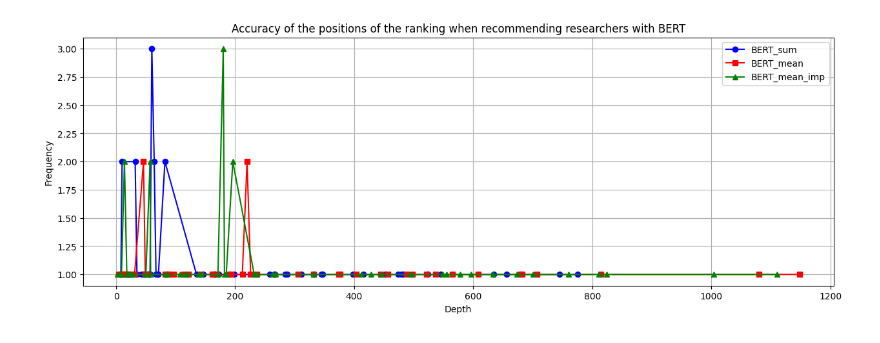
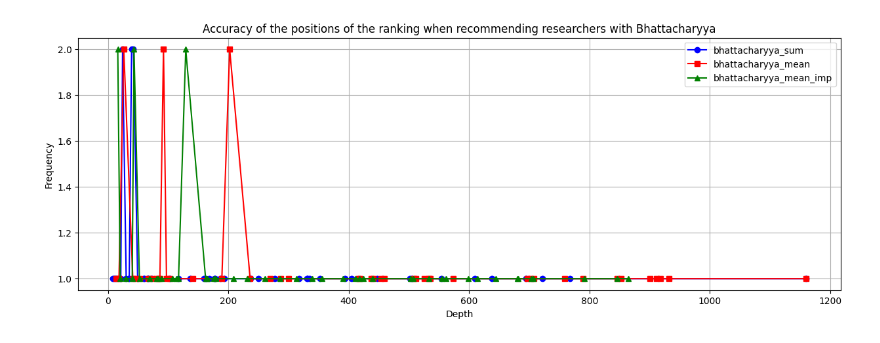
Before and after one commit to AI4University/recommendation_system_validation, a Jupyter notebook: plot_ranking.ipynb, the cells around one changed output. Drawn from its saved outputs; the diff is of its cells as text; code cells hidden in the pictures.

```diff
--- a/plot_ranking.ipynb
+++ b/plot_ranking.ipynb
@@ -30,11 +30,13 @@ def contar_repeticiones(lista):
 methods = ['BERT', 'bhattacharyya', 'separated', 'semiseparated']
 agg_methods = ['sum', 'mean', 'mean_imp']
 
-method = methods[0]
-agg_method = agg_methods[0]
+method = methods[1]
+#agg_method = agg_methods[0]
 
 dict_results_researchers = {}
 dict_results_calls = {}
+scores_researchers = []
+scores_calls = []
 
 for agg_method in agg_methods:
     positions_researchers, positions_calls, scores_similarity_researchers, scores_similarity_calls, scores_position_researchers, scores_position_calls, scores_department_researchers,  scores_cluster_calls = [], [], [], [], [], [], [], []
@@ -71,28 +73,35 @@ for agg_method in agg_methods:
         except:
             errores.append(i)
 
-        dict_results_researchers['{}_{}'.format(method, agg_method)] = contar_repeticiones(positions_researchers)
-        dict_results_calls['{}_{}'.format(method, agg_method)] = contar_repeticiones(positions_calls)
+    scores_researchers.append([np.mean(scores_similarity_researchers), np.mean(scores_position_researchers), np.mean(scores_department_researchers)])
+    scores_calls.append([np.mean(scores_similarity_calls), np.mean(scores_position_calls), np.mean(scores_cluster_calls)])
+
+    dict_results_researchers['{}_{}'.format(method, agg_method)] = contar_repeticiones(positions_researchers)
+    dict_results_calls['{}_{}'.format(method, agg_method)] = contar_repeticiones(positions_calls)
 # %%
-researchers_BERT_sum = dict_results_researchers['BERT_sum']
-researchers_BERT_mean = dict_results_researchers['BERT_mean']
-researchers_BERT_mean_imp = dict_results_researchers['BERT_mean_imp']
+researchers_BERT_sum = dict_results_researchers['bhattacharyya_sum']
+researchers_BERT_mean = dict_results_researchers['bhattacharyya_mean']
+researchers_BERT_mean_imp = dict_results_researchers['bhattacharyya_mean_imp']
+
+calls_BERT_sum = dict_results_calls['bhattacharyya_sum']
+calls_BERT_mean = dict_results_calls['bhattacharyya_mean']
+calls_BERT_mean_imp = dict_results_calls['bhattacharyya_mean_imp']
 # %%
 keys_sum, values_sum = list(researchers_BERT_sum.keys()), list(researchers_BERT_sum.values())
 keys_mean, values_mean= list(researchers_BERT_mean.keys()), list(researchers_BERT_mean.values())
 keys_mean_imp, values_mean_imp = list(researchers_BERT_mean_imp.keys()), list(researchers_BERT_mean_imp.values())
 
 plt.figure(figsize=(15, 5))
 plt.plot(keys_sum, values_sum, marker='o', color='blue', label='{}_sum'.format(method))
 plt.plot(keys_mean, values_mean, marker='s', color='red', label='{}_mean'.format(method))
 plt.plot(keys_mean_imp, values_mean_imp, marker='^', color='green', label='{}_mean_imp'.format(method))
 
 plt.xlabel('Depth')
 plt.ylabel('Frequency')
-plt.title('Accuracy of the positions of the ranking when recommending researchers with BERT')
+plt.title('Accuracy of the positions of the ranking when recommending researchers with Bhattacharyya')
 
 plt.legend()
 plt.grid(True)
 plt.show()
 # %% [output]
-[figure, old version]
+[figure, new version]
```
Also changed, not shown: parts of 5 cells of this notebook.
